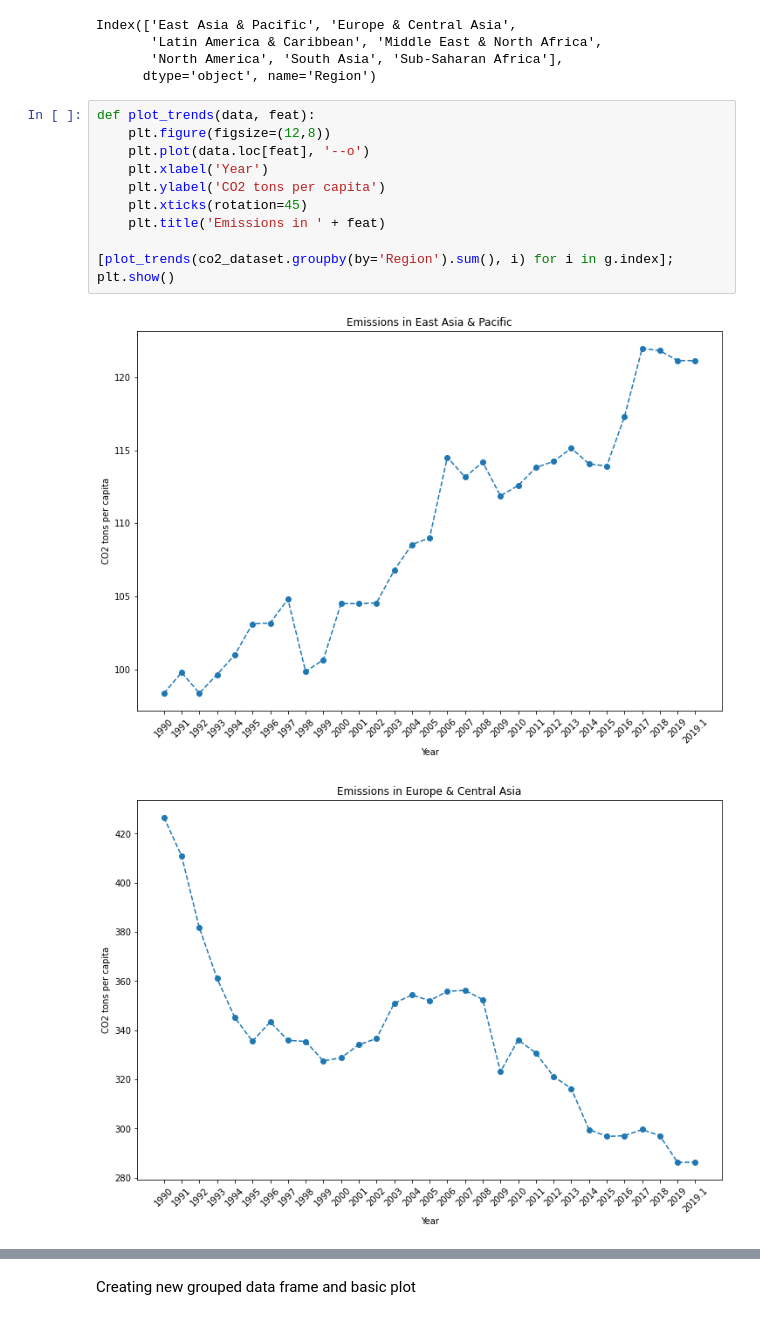
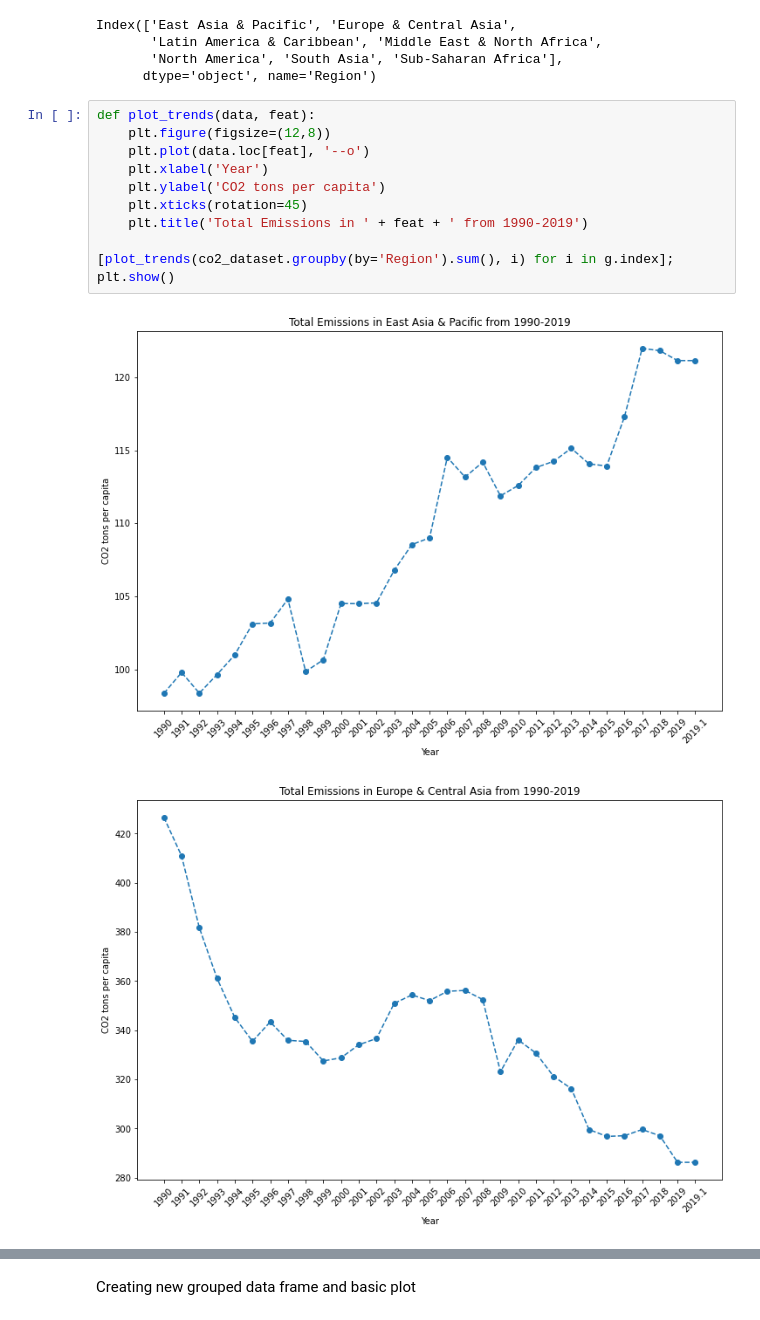
Before and after one commit to pablo-git8/Springboard-DS-Career-Track, a Jupyter notebook: Unit20-3_Craft_Story/Dataset_Storytelling.ipynb, the cells around one changed output, grey strips where cells are left out. Cells and saved outputs as stored; diff of their text form.

```diff
--- a/Unit20-3_Craft_Story/Dataset_Storytelling.ipynb
+++ b/Unit20-3_Craft_Story/Dataset_Storytelling.ipynb
@@ -60,14 +60,14 @@ Index(['East Asia & Pacific', 'Europe & Central Asia',
 # %%
 def plot_trends(data, feat):
     plt.figure(figsize=(12,8))
     plt.plot(data.loc[feat], '--o')
     plt.xlabel('Year')
     plt.ylabel('CO2 tons per capita')
     plt.xticks(rotation=45)
-    plt.title('Emissions in ' + feat)
+    plt.title('Total Emissions in ' + feat + ' from 1990-2019')
 
 [plot_trends(co2_dataset.groupby(by='Region').sum(), i) for i in g.index];
 plt.show()
 # %% [output]
-[figure, old version]
+[figure, new version]
-[figure, old version]
+[figure, new version]
```
Also changed, not shown: parts of 3 cells of this notebook.
